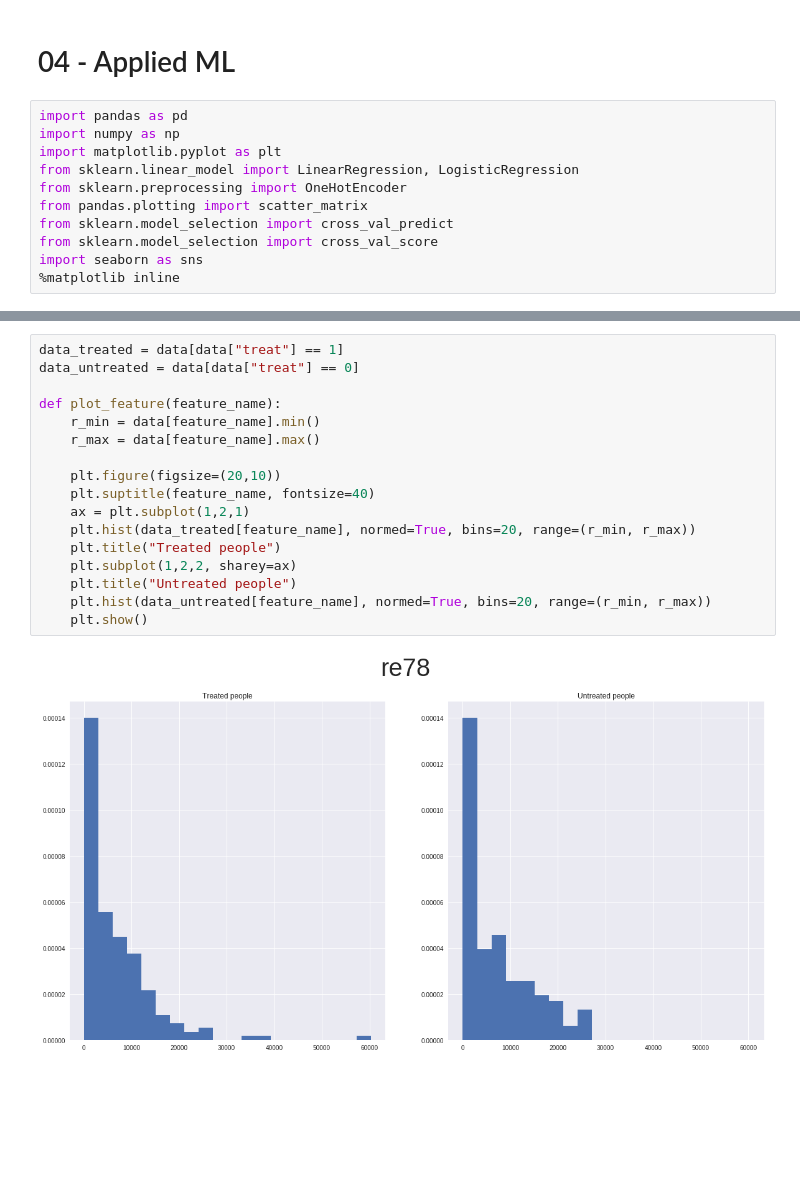
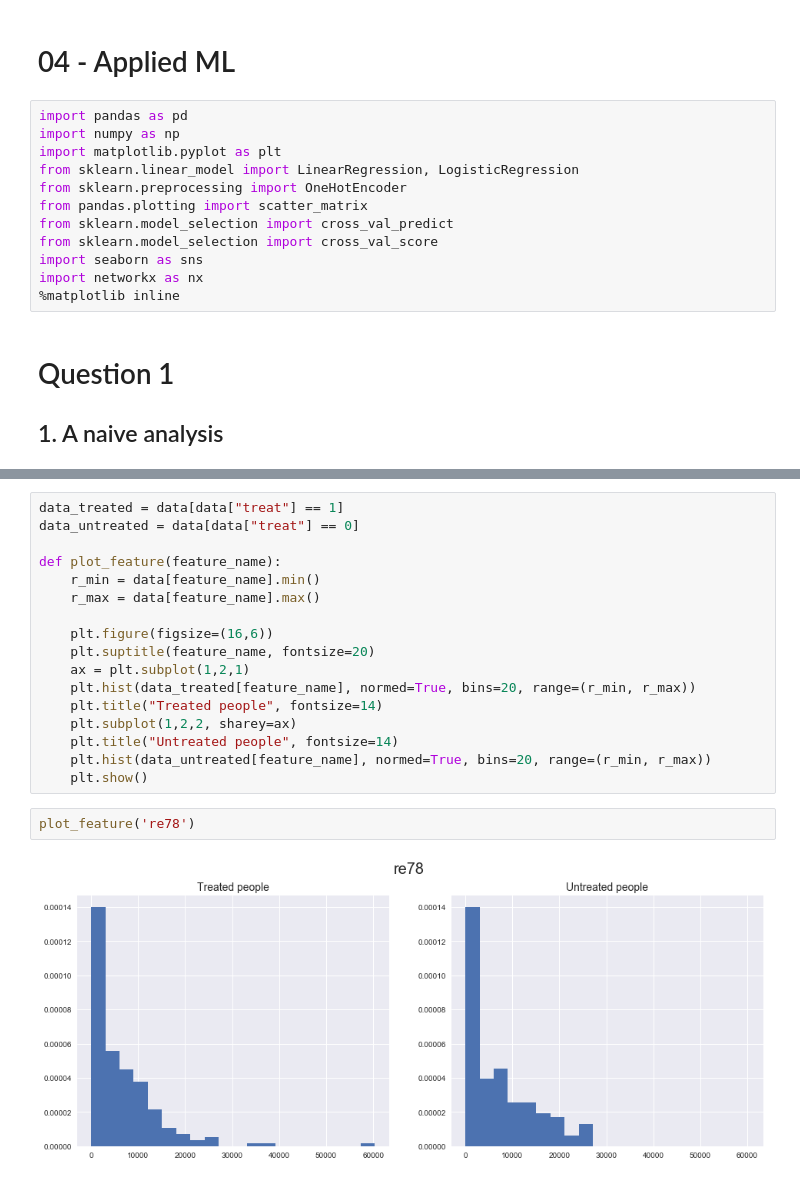
Before and after one commit to brunowicht/ada_project, a Jupyter notebook: 04 - Applied ML/Homework4.ipynb, the cells around one changed output, grey strips where cells are left out. Cells and saved outputs as stored; diff of their text form; blank space fills up the shorter version.

Commit message:
question 1 part 3

```diff
--- a/04 - Applied ML/Homework4.ipynb
+++ b/04 - Applied ML/Homework4.ipynb
@@ -10,7 +10,11 @@ from pandas.plotting import scatter_matrix
 from sklearn.model_selection import cross_val_predict
 from sklearn.model_selection import cross_val_score
 import seaborn as sns
+import networkx as nx
 %matplotlib inline
+# %% [markdown]
+# Question 1
+## 1. A naive analysis
 # %%
 data = pd.read_csv('lalonde.csv')
 data.describe()
@@ -32,14 +36,16 @@ def plot_feature(feature_name):
     r_min = data[feature_name].min()
     r_max = data[feature_name].max()
 
-    plt.figure(figsize=(20,10))
-    plt.suptitle(feature_name, fontsize=40)
+    plt.figure(figsize=(16,6))
+    plt.suptitle(feature_name, fontsize=20)
     ax = plt.subplot(1,2,1)
     plt.hist(data_treated[feature_name], normed=True, bins=20, range=(r_min, r_max))
-    plt.title("Treated people")
+    plt.title("Treated people", fontsize=14)
     plt.subplot(1,2,2, sharey=ax)
-    plt.title("Untreated people")
+    plt.title("Untreated people", fontsize=14)
     plt.hist(data_untreated[feature_name], normed=True, bins=20, range=(r_min, r_max))
     plt.show()
-# %% [output]
-[figure, removed]
+# %%
+plot_feature('re78')
+# %% [output]
+[figure, added]
```
Also changed, not shown: parts of 6 cells of this notebook.
